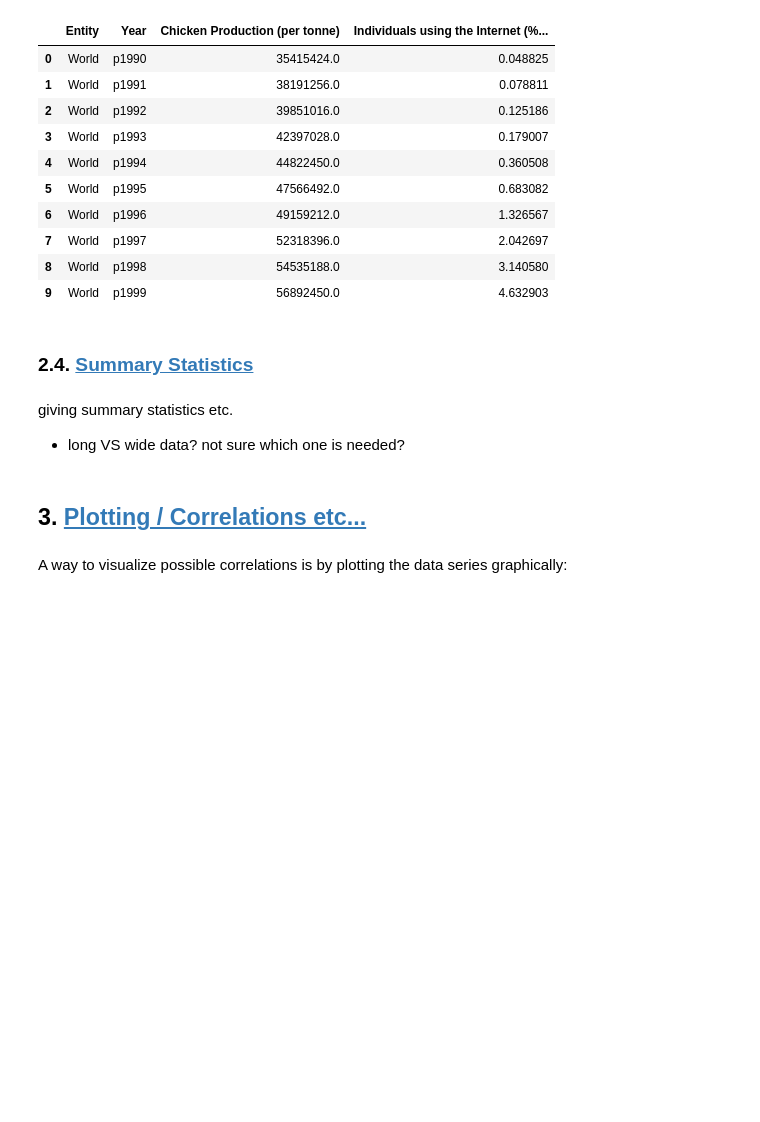
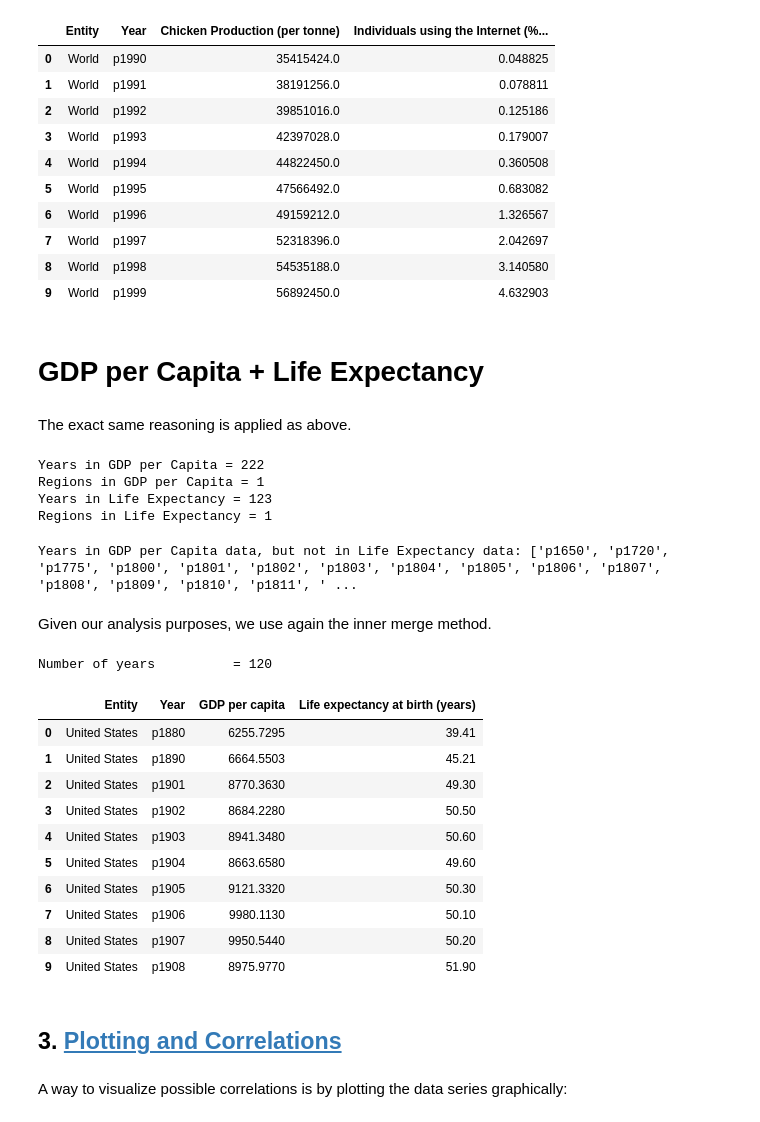
Before and after one commit to NumEconCopenhagen/projects-2024-isabel_nicole_snorri, a Jupyter notebook: dataproject/Data_BELI_PART.ipynb, the cells around one changed output. Saved outputs shown, nothing was run; the diff lists cells and outputs as text; code cells hidden in the pictures; blank space fills up the shorter version.

```diff
--- a/dataproject/Data_BELI_PART.ipynb
+++ b/dataproject/Data_BELI_PART.ipynb
@@ -353,0 +364,3 @@ TypeError: 'DataCleaner' object is not subscriptable
+# %%
+filename4 = 'data/life-expectancy.xlsx' # open the file and have a look at it
+pd.read_excel(filename4).head(5)
@@ -404,14 +446,49 @@ Number of years          = 31
 | 7 | World | p1997 | 52318396.0 | 2.042697 |
 | 8 | World | p1998 | 54535188.0 | 3.140580 |
 | 9 | World | p1999 | 56892450.0 | 4.632903 |
+# %% [markdown]
+# GDP per Capita + Life Expectancy
+# %% [markdown]
+The exact same reasoning is applied as above.
+# %%
+print(f'Years in GDP per Capita = {len(gdp_data.Year.unique())}')
+print(f'Regions in GDP per Capita = {len(gdp_data.Entity.unique())}')
+print(f'Years in Life Expectancy = {len(life_exp_data.Year.unique())}')
+print(f'Regions in Life Expectancy = {len(life_exp_data.Entity.unique())}')
+# %% [output]
+Years in GDP per Capita = 222
+Regions in GDP per Capita = 1
+Years in Life Expectancy = 123
+Regions in Life Expectancy = 1
+# %%
+# Finding Differences:
+diff_y = [y for y in gdp_data.Year.unique() if y not in life_exp_data.Year.unique()]
+print(f'Years in GDP per Capita data, but not in Life Expectancy data: {diff_y}')
+# %% [output]
+Years in GDP per Capita data, but not in Life Expectancy data: ['p1650', 'p1720', 'p1775', 'p1800', 'p1801', 'p1802', 'p1803', 'p1804', 'p1805', 'p1806', 'p1807', 'p1808', 'p1809', 'p1810', 'p1811', ' ...
+# %% [markdown]
+Given our analysis purposes, we use again the inner merge method.
+# %%
+# Inner Merging:
+gdp_life_exp = pd.merge(gdp_data,life_exp_data,how='inner',on=['Entity','Year'])
+
+print(f'Number of years          = {len(gdp_life_exp.Year.unique())}')
+
+gdp_life_exp.head(10)
+# %% [output]
+Number of years          = 120
+|  | Entity | Year | GDP per capita | Life expectancy at birth (years) |
+| 0 | United States | p1880 | 6255.7295 | 39.41 |
+| 1 | United States | p1890 | 6664.5503 | 45.21 |
+| 2 | United States | p1901 | 8770.3630 | 49.30 |
+| 3 | United States | p1902 | 8684.2280 | 50.50 |
+| 4 | United States | p1903 | 8941.3480 | 50.60 |
+| 5 | United States | p1904 | 8663.6580 | 49.60 |
+| 6 | United States | p1905 | 9121.3320 | 50.30 |
+| 7 | United States | p1906 | 9980.1130 | 50.10 |
+| 8 | United States | p1907 | 9950.5440 | 50.20 |
+| 9 | United States | p1908 | 8975.9770 | 51.90 |
 # %% [markdown]
-### 2.4. <a id='toc2_4'></a>[Summary Statistics](#toc0)
+## 3. <a id='toc3'></a>[Plotting and Correlations](#toc0)
-# %% [markdown]
-giving summary statistics etc.
-
-
-* long VS wide data? not sure which one is needed?
-# %% [markdown]
-## 3. <a id='toc3'></a>[Plotting / Correlations etc...](#toc0)
 # %% [markdown]
 A way to visualize possible correlations is by plotting the data series graphically:
```
Also changed, not shown: parts of 19 cells of this notebook, 1 other file.
